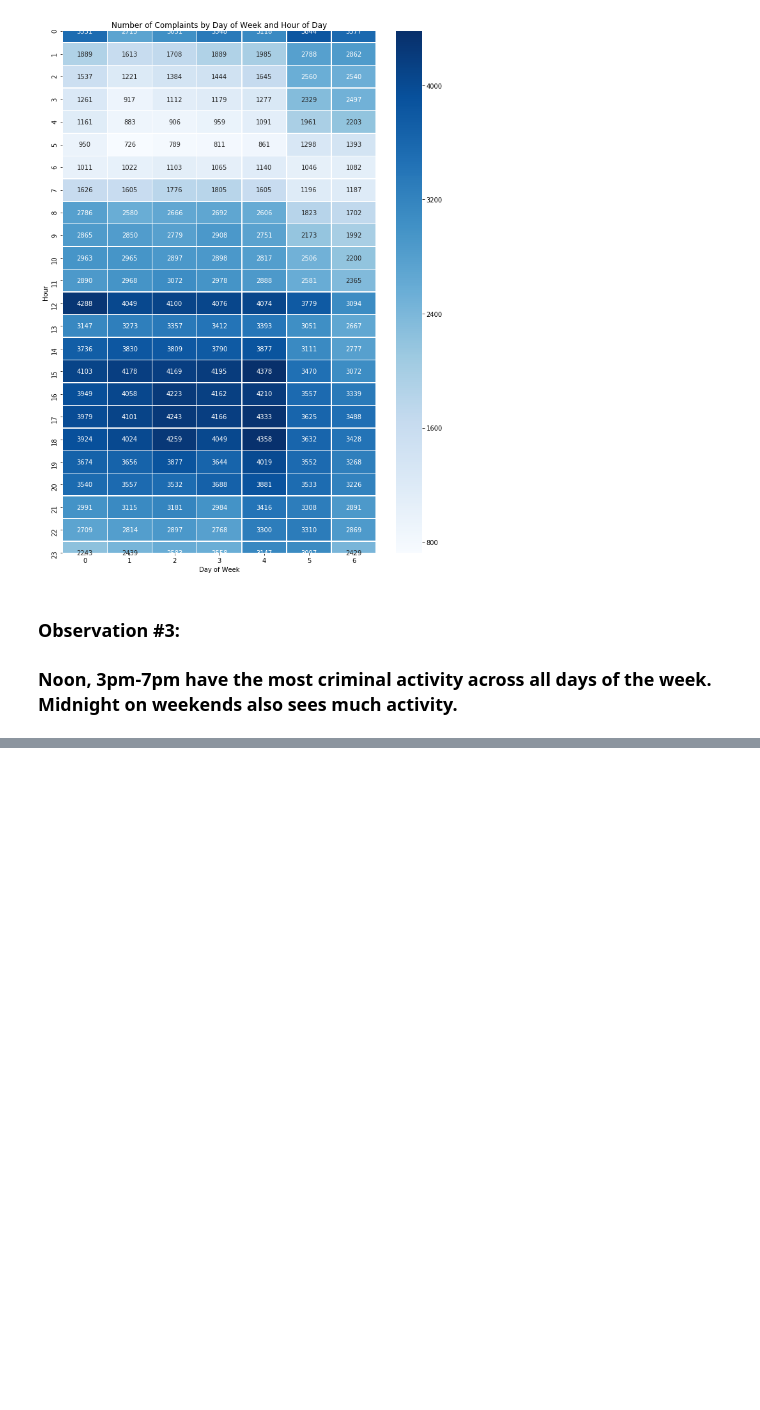
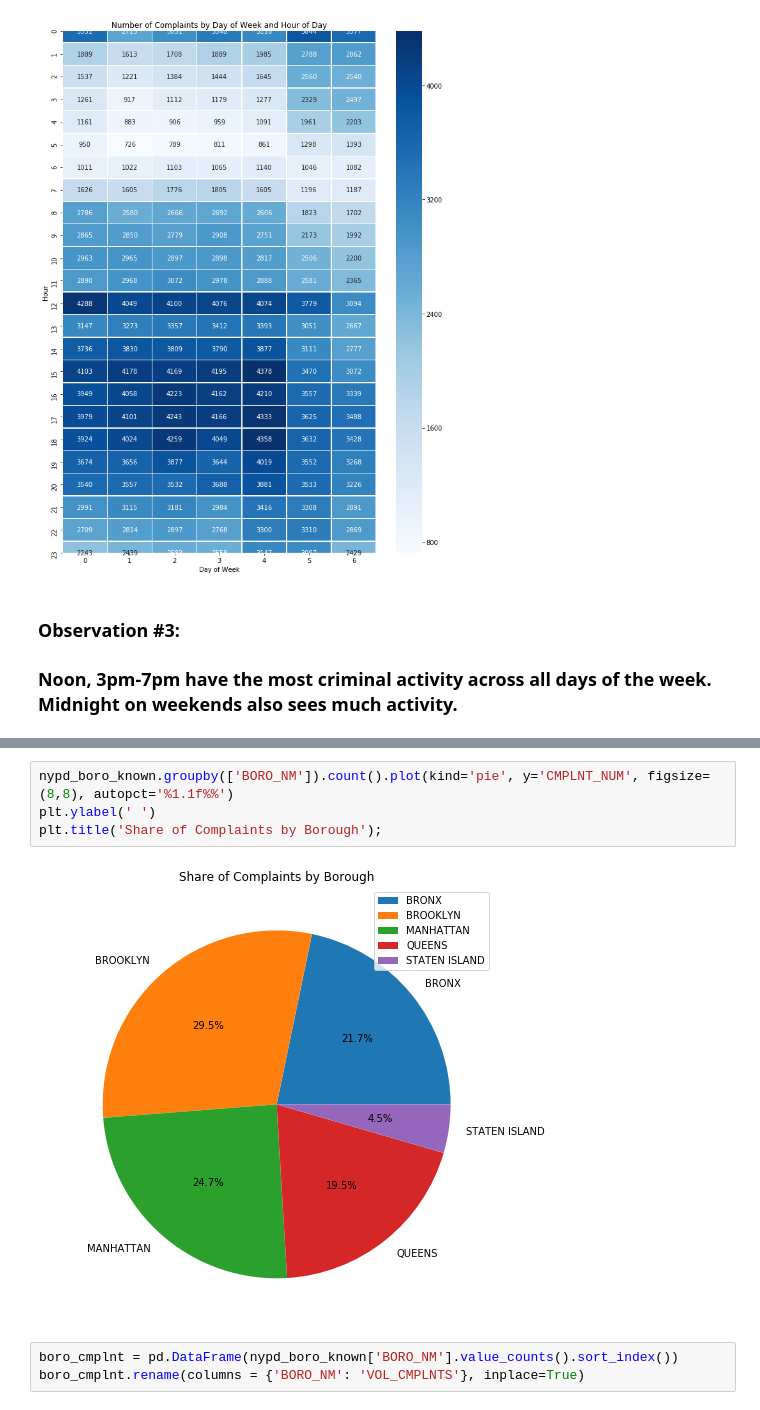
Before and after one commit to gpaet05/nypd-complaints, a Jupyter notebook: report.ipynb, the cells around one changed output, grey strips where cells are left out. Cells and saved outputs as stored; diff of their text form; blank space fills up the shorter version.

```diff
--- a/report.ipynb
+++ b/report.ipynb
@@ -221,0 +290,9 @@ ax.set(xlabel='Day of Week', ylabel='Hour');
+# %%
+nypd_boro_known.groupby(['BORO_NM']).count().plot(kind='pie', y='CMPLNT_NUM', figsize=(8,8), autopct='%1.1f%%')
+plt.ylabel(' ')
+plt.title('Share of Complaints by Borough');
+# %% [output]
+[figure, added]
+# %%
+boro_cmplnt = pd.DataFrame(nypd_boro_known['BORO_NM'].value_counts().sort_index())
+boro_cmplnt.rename(columns = {'BORO_NM': 'VOL_CMPLNTS'}, inplace=True)
```
Also changed, not shown: parts of 18 cells of this notebook, 1 other file.
